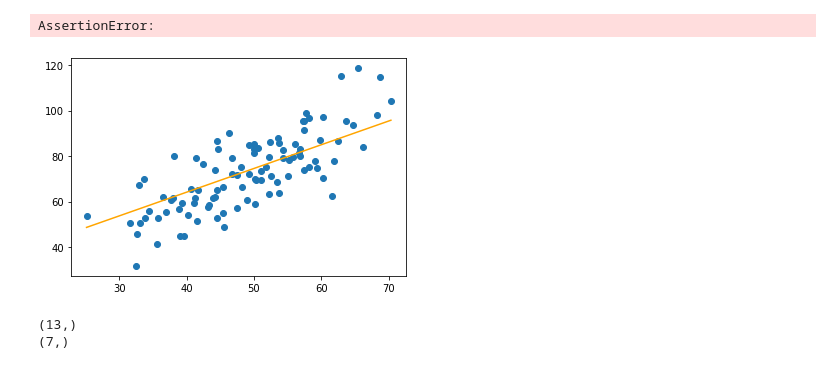
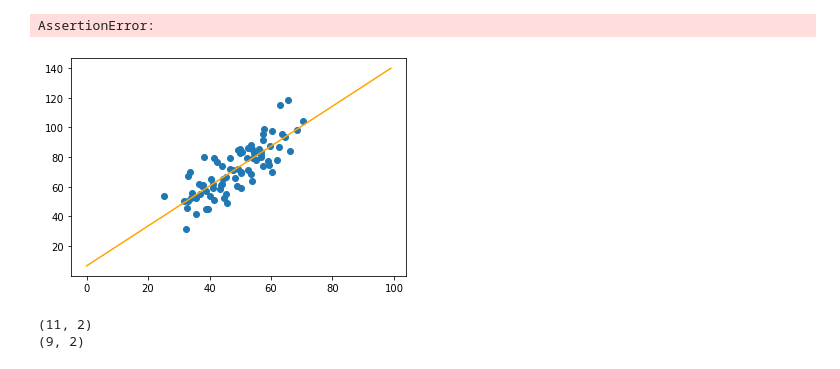
Before and after one commit to Canis-Ignem/nbgrader_submissions, a Jupyter notebook: ml2/01ml2.ipynb, the cells around one changed output. Cells and saved outputs as stored; diff of their text form; code cells hidden in the pictures.

```diff
--- a/ml2/01ml2.ipynb
+++ b/ml2/01ml2.ipynb
@@ -100,9 +100,9 @@ assert abs(b - 1.32) <=0.03
 AssertionError:
 # %%
 line = 0
-x = np.array([])
+x = np.arange(0,100)
 # YOUR CODE HERE
-line = b*x_test + a
+line = b*x + a
 # %%
 assert abs(a +3*b - 11.69) <= 0.05
 assert abs(a +100*b - 140) <= 1
@@ -110,11 +110,11 @@ assert abs(a +100*b - 140) <= 1
 AssertionError:
 # %%
 # YOUR CODE HERE
-plt.scatter(X, Y)
-plt.plot([min(X), max(X)], [min(line), max(line)], color='orange')
+plt.scatter(x_train, y_train)
+plt.plot(line, color='orange')
 plt.show()
 # %% [output]
-[figure, old version]
+[figure, new version]
 # %%
 #Classify your test data in to classes
 #if the Y value for a certain X is lower than the line then the class is 0
@@ -124,10 +124,10 @@ class_1 = []
 # YOUR CODE HERE
 
 for i, y in enumerate(y_test):
-    if y - line[i] < 0:
-        class_0.append(y)
+    if y < b * x_test[i] + a:
+        class_0.append((x_test[i], y))
     else:
-        class_1.append(y)
+        class_1.append((x_test[i], y))
 
 
 
@@ -136,8 +136,8 @@ class_1 = np.array(class_1)
 print(class_0.shape)
 print(class_1.shape)
 # %% [output]
-(13,)
-(7,)
+(11, 2)
+(9, 2)
 # %%
 assert 9 < class_0.shape[0] < 13
 assert 7 < class_1.shape[0] < 11
```
Also changed, not shown: parts of 6 cells of this notebook.
